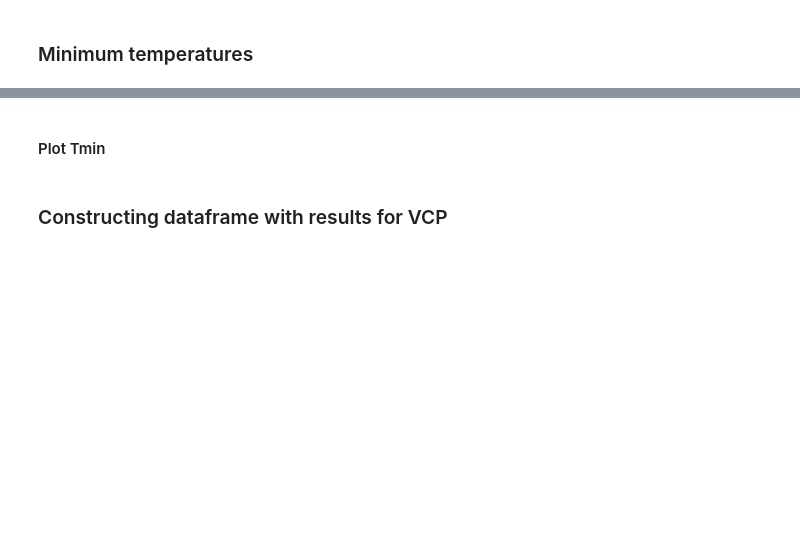
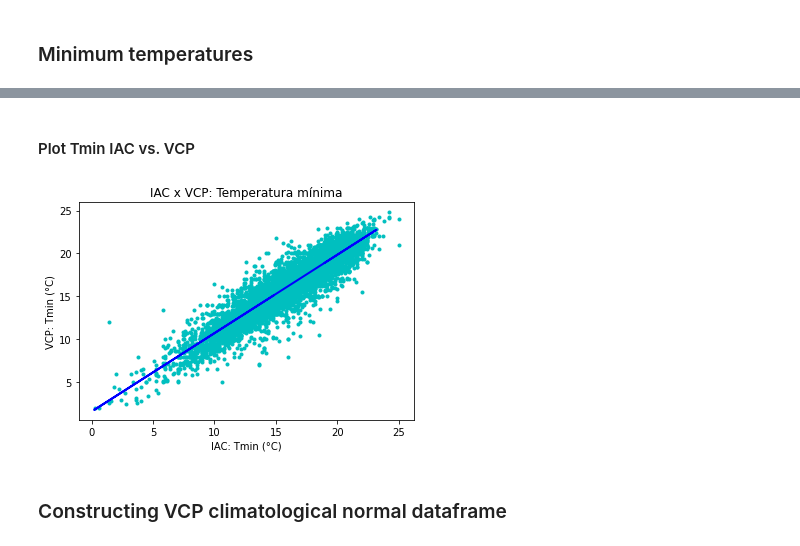
Before and after one commit to climate-and-health-datasci-Unicamp/py-climate-health-toolbox, a Jupyter notebook: examples/Comparison_IAC_VCP.ipynb, the cells around one changed output, grey strips where cells are left out. Saved outputs shown, nothing was run; the diff lists cells and outputs as text; code cells hidden in the pictures; blank space fills up the shorter version.

```diff
--- a/examples/Comparison_IAC_VCP.ipynb
+++ b/examples/Comparison_IAC_VCP.ipynb
@@ -157,11 +356,14 @@ tmin_pred=regressor_min.predict(W_imputed)
 # %% [markdown]
-#### Plot Tmin
+#### Plot Tmin IAC vs. VCP
 # %%
+plt.plot(df_IAC['N_AIRTMP_MIN'],df_VCP['N_AIRTMP_MIN'],'c.')
 plt.plot(W, tmin_pred, color='blue', linewidth=2)
 plt.xlabel('IAC: Tmin (°C)')
 plt.ylabel('VCP: Tmin (°C)')
 plt.title('IAC x VCP: Temperatura mínima')
 plt.show()
+# %% [output]
+[figure, added]
 # %% [markdown]
-### Constructing dataframe with results for VCP
+### Constructing VCP climatological normal dataframe
 # %%
```
Also changed, not shown: parts of 108 cells of this notebook.
